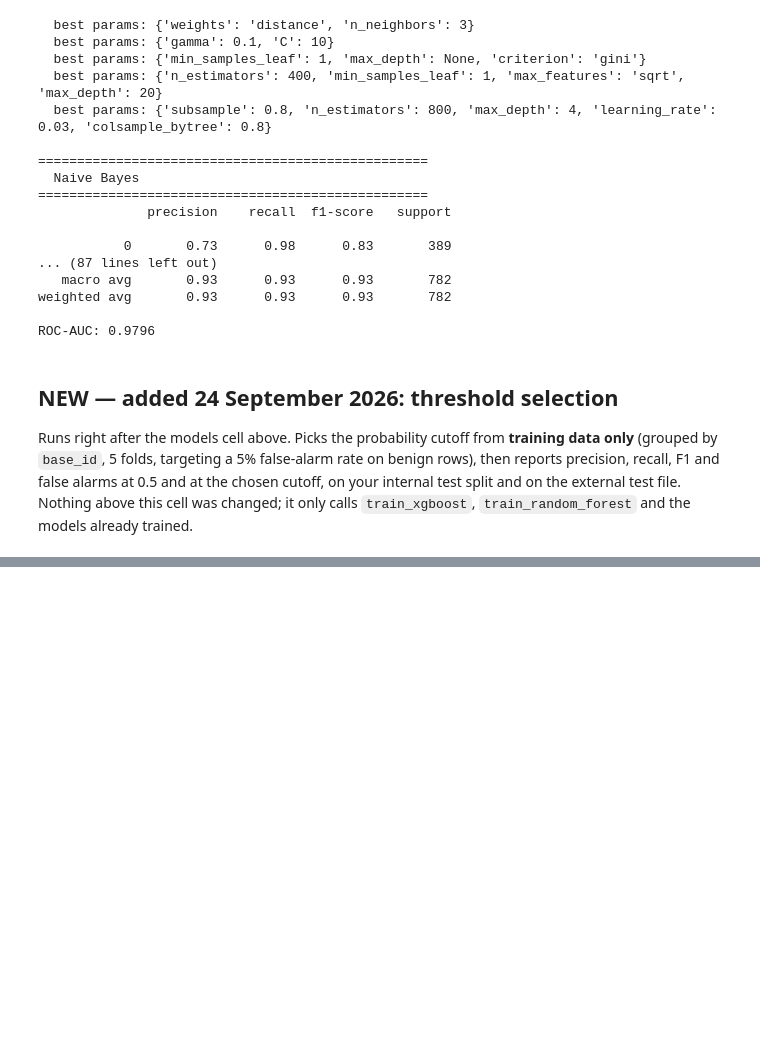
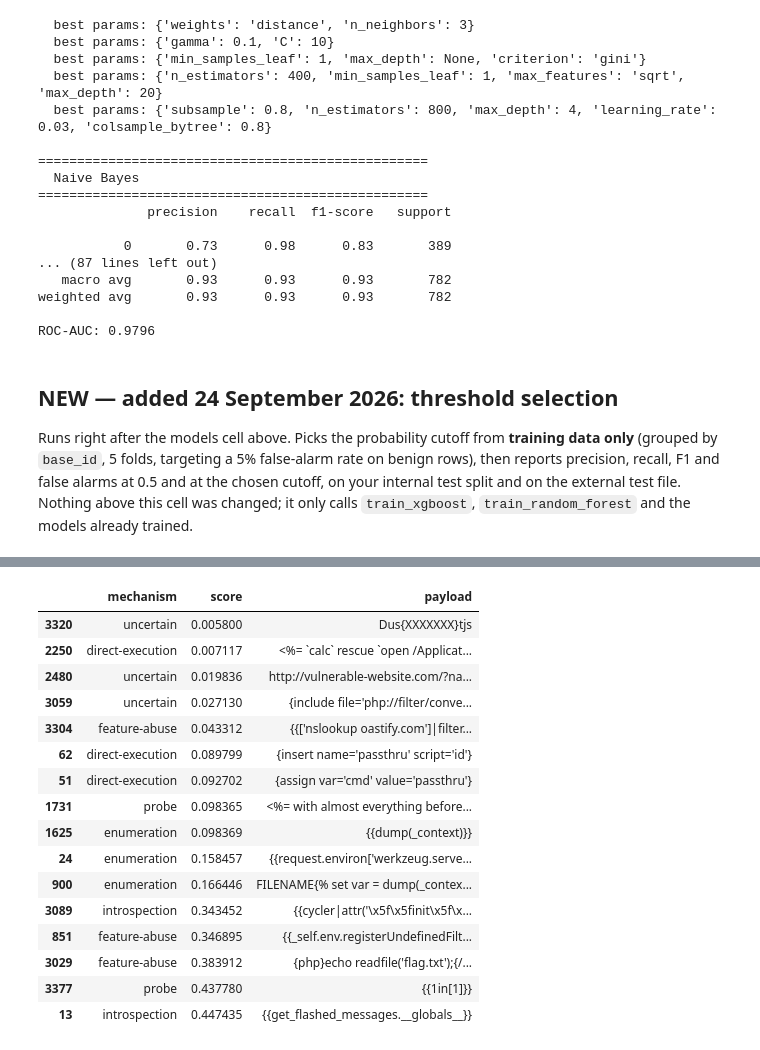
Before and after one commit to omarwhadidi/SSTI-detection-using-ML, a Jupyter notebook: model_evaluation/Model_evaluation.ipynb, the cells around one changed output, grey strips where cells are left out. Drawn from its saved outputs; the diff is of its cells as text; code cells hidden in the pictures; blank space fills up the shorter version.

```diff
--- a/model_evaluation/Model_evaluation.ipynb
+++ b/model_evaluation/Model_evaluation.ipynb
@@ -813,0 +516,38 @@ display(JSON(group_manifest,expanded=False))
+# %%
+# ======================================================================
+# STEP 6 — TRAIN ON THE GROUPED SPLIT, EVALUATE ON HOLDOUT AND EXTERNAL
+# ======================================================================
+# Same 7 training functions as cell 8, unchanged.
+#
+# Caveat: inside each training function, hyperparameters are tuned with the
+# ungrouped `cv` from cell 2, so tuning can see variants of one payload. That
+# can make the chosen settings slightly optimistic. The readings below are
+# still clean: no holdout or external skeleton is ever seen in training.
+
+SHOW_REPORTS = True   # False = skip the per-model reports and plots, keep the table
+
+gx_train, gx_test, gy_train, gy_test, g_scaler = group_split(df)
+gx_external, gy_external = load_external(FEATURES_FILE, gx_train.columns, g_scaler)
+print(f"grouped split: {len(gx_train)} training rows, {len(gx_test)} holdout rows, "
+      f"{len(gx_external)} external rows")
+
+grouped_models = {
+    "Naive Bayes":         train_naive_bayes(gx_train, gy_train),
+    "Logistic Regression": train_logistic_regression(gx_train, gy_train),
+    "KNN":                 train_knn(gx_train, gy_train),
+    "SVM":                 train_svm(gx_train, gy_train),
+    "Decision Tree":       train_decision_tree(gx_train, gy_train),
+    "Random Forest":       train_random_forest(gx_train, gy_train),
+    "XGBoost":             train_xgboost(gx_train, gy_train),
+}
+
+rows = []
+for name, mdl in grouped_models.items():
+    if SHOW_REPORTS:
+        evaluate_model(f"{name} | grouped holdout", mdl, gx_test, gy_test, class_names)
+        evaluate_model(f"{name} | external", mdl, gx_external, gy_external, class_names)
+    rows.append(score_row("random split (cell 8)", name, models[name], x_test, y_test))
+    rows.append(score_row("grouped holdout", name, mdl, gx_test, gy_test))
+    rows.append(score_row("external", name, mdl, gx_external, gy_external))
+
+comparison = pd.DataFrame(rows)
@@ -814 +696,25 @@ display(JSON(group_manifest,expanded=False))
+# %%
+# What the misses look like: the 3 lowest-scored missed attacks per
+# mechanism, for XGBoost. Read these before trusting the table above;
+# a "miss" can also be a row that was never a real attack.
+missed = attack_scores[(attack_scores["model"] == "XGBoost") & ~attack_scores["caught"]]
+missed.sort_values("score").groupby("mechanism").head(3)[["mechanism", "score", "payload"]]
+# %% [output]
+|  | mechanism | score | payload |
+| 3320 | uncertain | 0.005800 | Dus{XXXXXXX}tjs |
+| 2250 | direct-execution | 0.007117 | <%= `calc` rescue `open /Applicat... |
+| 2480 | uncertain | 0.019836 | http://vulnerable-website.com/?na... |
+| 3059 | uncertain | 0.027130 | {include file='php://filter/conve... |
+| 3304 | feature-abuse | 0.043312 | {{['nslookup oastify.com']|filter... |
+| 62 | direct-execution | 0.089799 | {insert name='passthru' script='id'} |
+| 51 | direct-execution | 0.092702 | {assign var='cmd' value='passthru'} |
+| 1731 | probe | 0.098365 | <%= with almost everything before... |
+| 1625 | enumeration | 0.098369 | {{dump(_context)}} |
+| 24 | enumeration | 0.158457 | {{request.environ['werkzeug.serve... |
+| 900 | enumeration | 0.166446 | FILENAME{% set var = dump(_contex... |
+| 3089 | introspection | 0.343452 | {{cycler|attr('\x5f\x5finit\x5f\x... |
+| 851 | feature-abuse | 0.346895 | {{_self.env.registerUndefinedFilt... |
+| 3029 | feature-abuse | 0.383912 | {php}echo readfile('flag.txt');{/... |
+| 3377 | probe | 0.437780 | {{1in[1]}} |
+| 13 | introspection | 0.447435 | {{get_flashed_messages.__globals__}} |
 # %%
```
Also changed, not shown: parts of 18 cells of this notebook, 4 other files.
